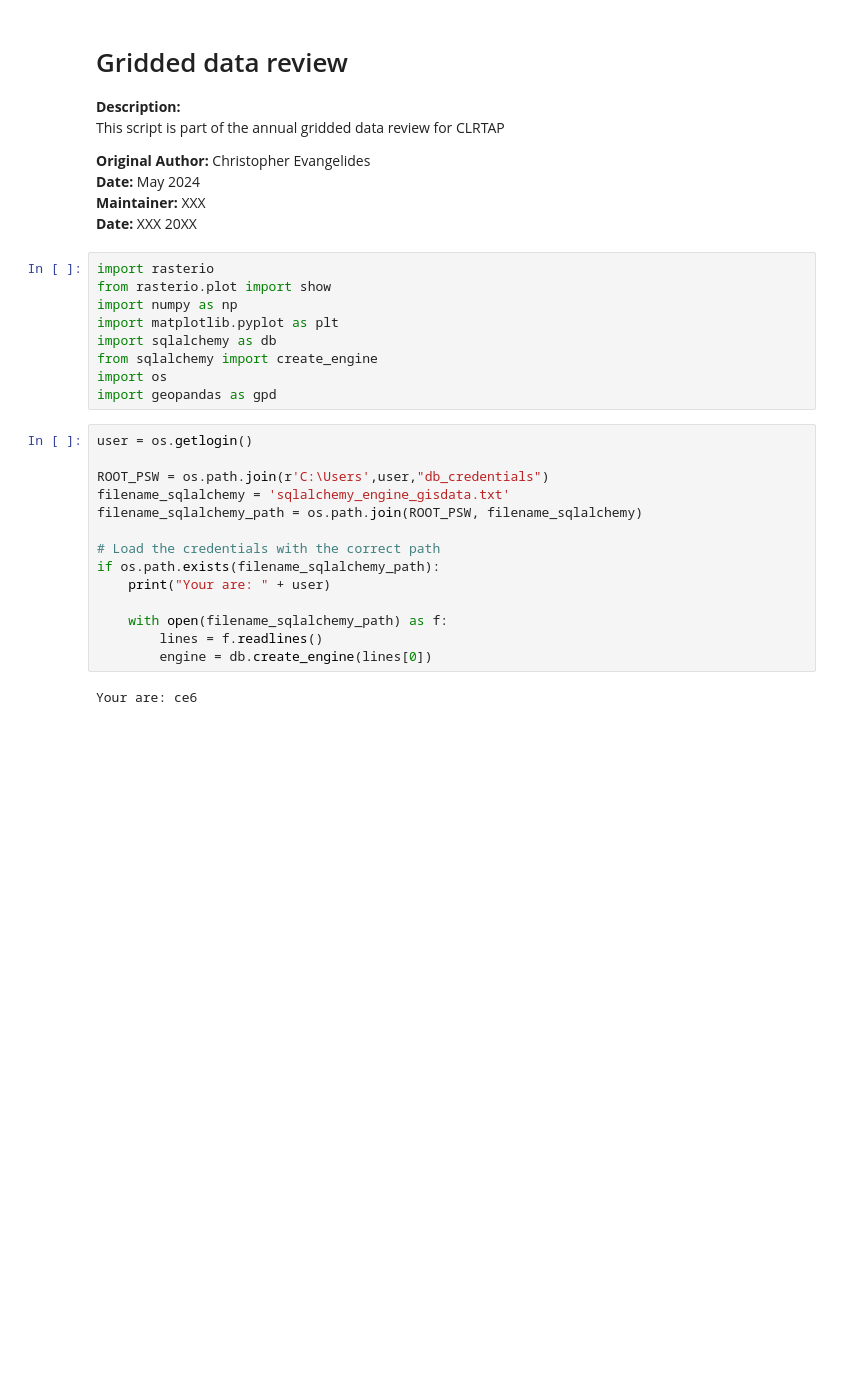
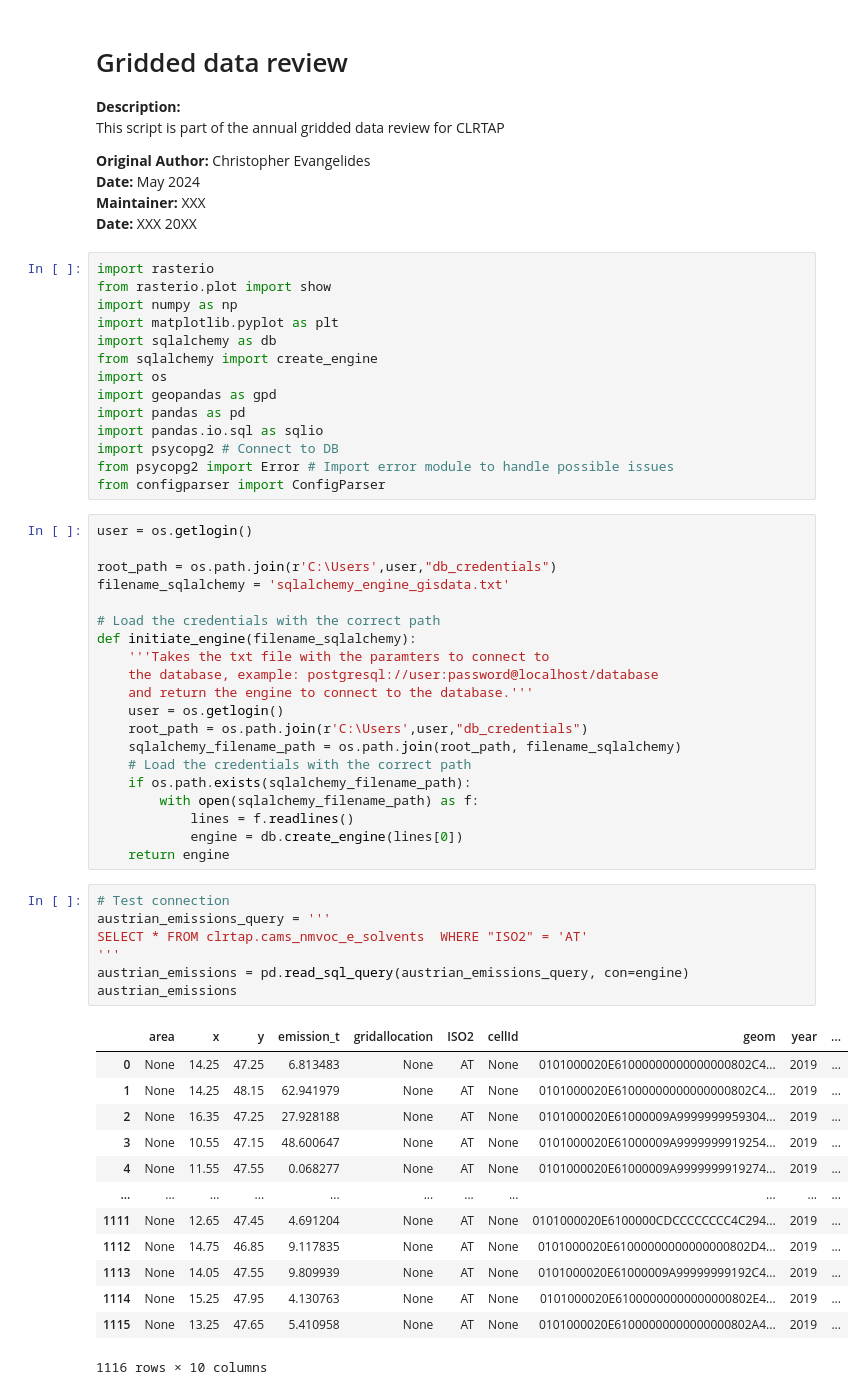
Before and after one commit to geochriiis/clrtap, a Jupyter notebook: jupyter/Gridded_data_review.ipynb, the cells around one changed output. Saved outputs shown, nothing was run; the diff lists cells and outputs as text; blank space fills up the shorter version.

```diff
--- a/jupyter/Gridded_data_review.ipynb
+++ b/jupyter/Gridded_data_review.ipynb
@@ -17,19 +17,49 @@ import sqlalchemy as db
 from sqlalchemy import create_engine
 import os
 import geopandas as gpd
+import pandas as pd
+import pandas.io.sql as sqlio
+import psycopg2 # Connect to DB
+from psycopg2 import Error # Import error module to handle possible issues
+from configparser import ConfigParser
 # %%
 user = os.getlogin()
 
-ROOT_PSW = os.path.join(r'C:\Users',user,"db_credentials")
+root_path = os.path.join(r'C:\Users',user,"db_credentials")
 filename_sqlalchemy = 'sqlalchemy_engine_gisdata.txt'
-filename_sqlalchemy_path = os.path.join(ROOT_PSW, filename_sqlalchemy)
 
 # Load the credentials with the correct path
-if os.path.exists(filename_sqlalchemy_path):
-    print("Your are: " + user)
-
-    with open(filename_sqlalchemy_path) as f:
-        lines = f.readlines()
-        engine = db.create_engine(lines[0])
+def initiate_engine(filename_sqlalchemy):
+    '''Takes the txt file with the paramters to connect to
+    the database, example: postgresql://user:password@localhost/database
+    and return the engine to connect to the database.'''
+    user = os.getlogin()
+    root_path = os.path.join(r'C:\Users',user,"db_credentials")
+    sqlalchemy_filename_path = os.path.join(root_path, filename_sqlalchemy)
+    # Load the credentials with the correct path
+    if os.path.exists(sqlalchemy_filename_path):
+        with open(sqlalchemy_filename_path) as f:
+            lines = f.readlines()
+            engine = db.create_engine(lines[0])
+    return engine
-# %% [output]
-Your are: ce6
+# %%
+# Test connection
+austrian_emissions_query = '''
+SELECT * FROM clrtap.cams_nmvoc_e_solvents  WHERE "ISO2" = 'AT'
+'''
+austrian_emissions = pd.read_sql_query(austrian_emissions_query, con=engine)
+austrian_emissions
+# %% [output]
+|  | area | x | y | emission_t | gridallocation | ISO2 | cellId | geom | year | ... |
+| 0 | None | 14.25 | 47.25 | 6.813483 | None | AT | None | 0101000020E61000000000000000802C4... | 2019 | ... |
+| 1 | None | 14.25 | 48.15 | 62.941979 | None | AT | None | 0101000020E61000000000000000802C4... | 2019 | ... |
+| 2 | None | 16.35 | 47.25 | 27.928188 | None | AT | None | 0101000020E61000009A9999999959304... | 2019 | ... |
+| 3 | None | 10.55 | 47.15 | 48.600647 | None | AT | None | 0101000020E61000009A9999999919254... | 2019 | ... |
+| 4 | None | 11.55 | 47.55 | 0.068277 | None | AT | None | 0101000020E61000009A9999999919274... | 2019 | ... |
+| ... | ... | ... | ... | ... | ... | ... | ... | ... | ... | ... |
+| 1111 | None | 12.65 | 47.45 | 4.691204 | None | AT | None | 0101000020E6100000CDCCCCCCCC4C294... | 2019 | ... |
+| 1112 | None | 14.75 | 46.85 | 9.117835 | None | AT | None | 0101000020E61000000000000000802D4... | 2019 | ... |
+| 1113 | None | 14.05 | 47.55 | 9.809939 | None | AT | None | 0101000020E61000009A99999999192C4... | 2019 | ... |
+| 1114 | None | 15.25 | 47.95 | 4.130763 | None | AT | None | 0101000020E61000000000000000802E4... | 2019 | ... |
+| 1115 | None | 13.25 | 47.65 | 5.410958 | None | AT | None | 0101000020E61000000000000000802A4... | 2019 | ... |
+1116 rows × 10 columns
```
Also changed, not shown: parts of 12 cells of this notebook, 1 other file.
